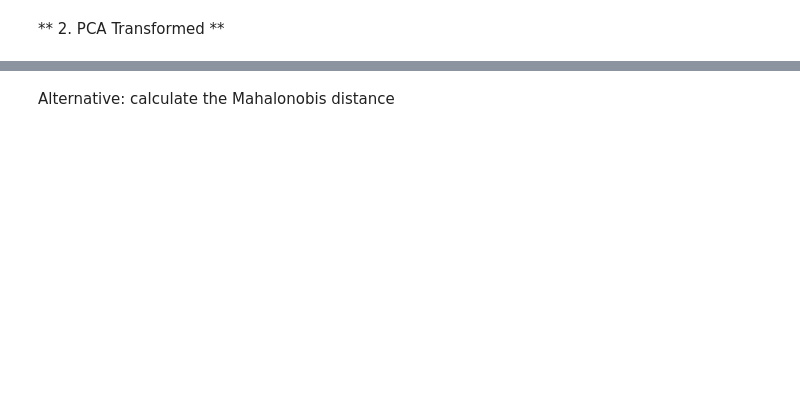
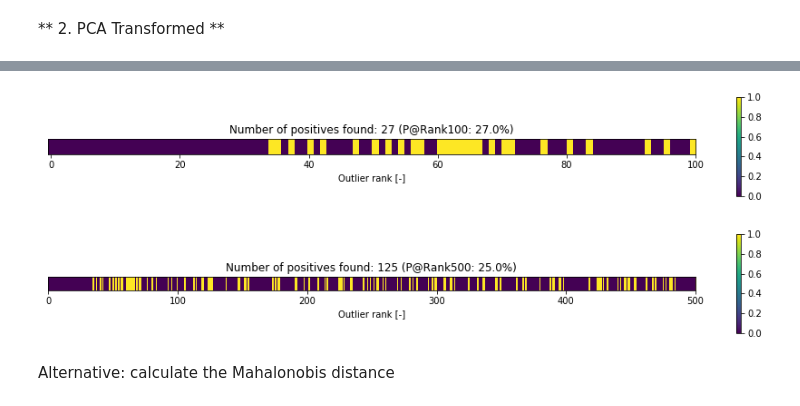
Before and after one commit to amld/workshop-unsupervised-fraud, a Jupyter notebook: FeatureExplorationReduction.ipynb, the cells around one changed output, grey strips where cells are left out. Cells and saved outputs as stored; diff of their text form; code cells hidden in the pictures; blank space fills up the shorter version.

```diff
--- a/FeatureExplorationReduction.ipynb
+++ b/FeatureExplorationReduction.ipynb
@@ -485,7 +686,10 @@ scores.shape
 # %%
 res = plot_top_N(scores, N=100)
 res = plot_top_N(scores, N=500)
-res = plot_top_N(scores, N=2500)
+#res = plot_top_N(scores, N=2500)
+# %% [output]
+[figure, added]
+[figure, added]
 # %% [markdown]
 Alternative: calculate the Mahalonobis distance
 # %%
```
Also changed, not shown: parts of 72 cells of this notebook.
